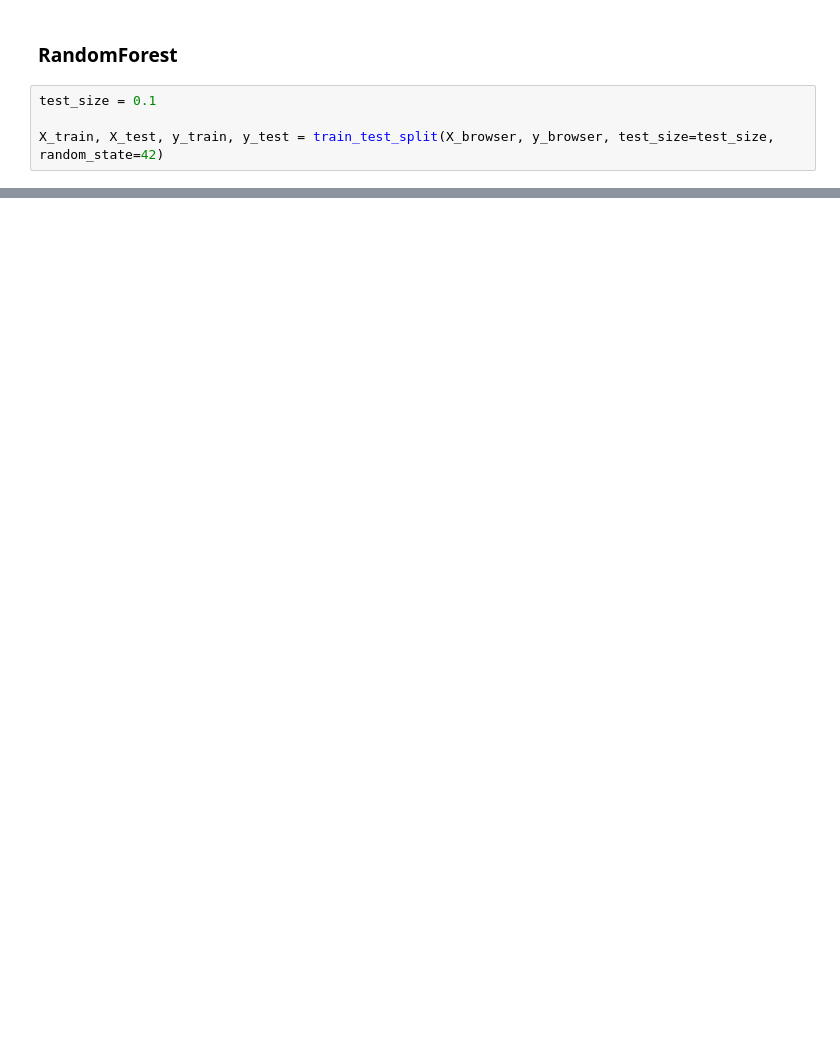
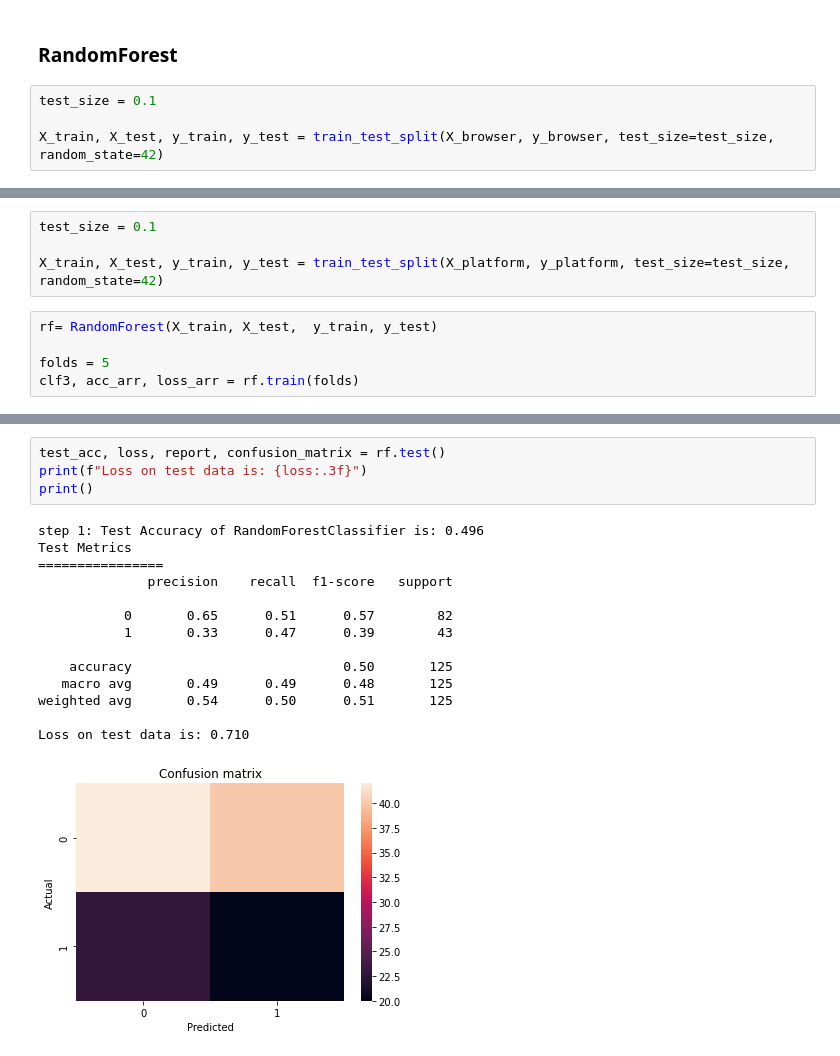
Before and after one commit to TenAcademy/A_B-Hypothesis-Testing, a Jupyter notebook: notebooks/modeling.ipynb, the cells around one changed output, grey strips where cells are left out. Cells and saved outputs as stored; diff of their text form; blank space fills up the shorter version.

```diff
--- a/notebooks/modeling.ipynb
+++ b/notebooks/modeling.ipynb
@@ -465,0 +498,9 @@ sns.heatmap(cf, annot=True, annot_kws={'size':10},
+# %%
+test_size = 0.1
+
+X_train, X_test, y_train, y_test = train_test_split(X_platform, y_platform, test_size=test_size, random_state=42)
+# %%
+rf= RandomForest(X_train, X_test,  y_train, y_test)
+
+folds = 5
+clf3, acc_arr, loss_arr = rf.train(folds)
@@ -465,0 +522,19 @@ sns.heatmap(cf, annot=True, annot_kws={'size':10},
+# %%
+test_acc, loss, report, confusion_matrix = rf.test()
+print(f"Loss on test data is: {loss:.3f}")
+print()
+# %% [output]
+step 1: Test Accuracy of RandomForestClassifier is: 0.496
+Test Metrics
+================
+              precision    recall  f1-score   support
+
+           0       0.65      0.51      0.57        82
+           1       0.33      0.47      0.39        43
+
+    accuracy                           0.50       125
+   macro avg       0.49      0.49      0.48       125
+weighted avg       0.54      0.50      0.51       125
+
+Loss on test data is: 0.710
+[figure, added]
```
Also changed, not shown: parts of 13 cells of this notebook, 2 other files.
